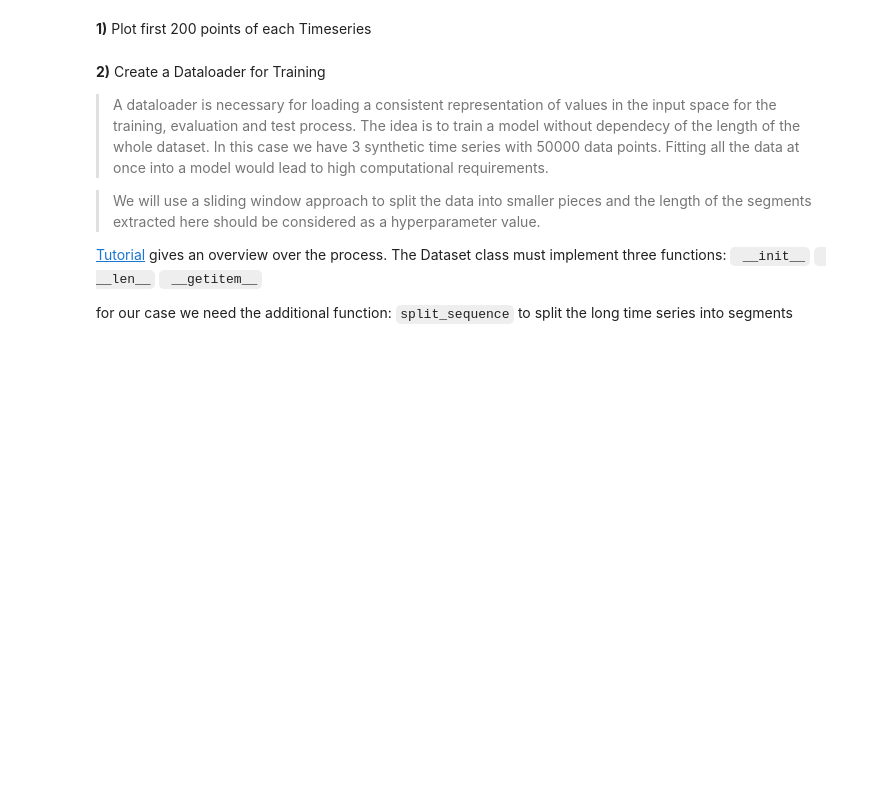
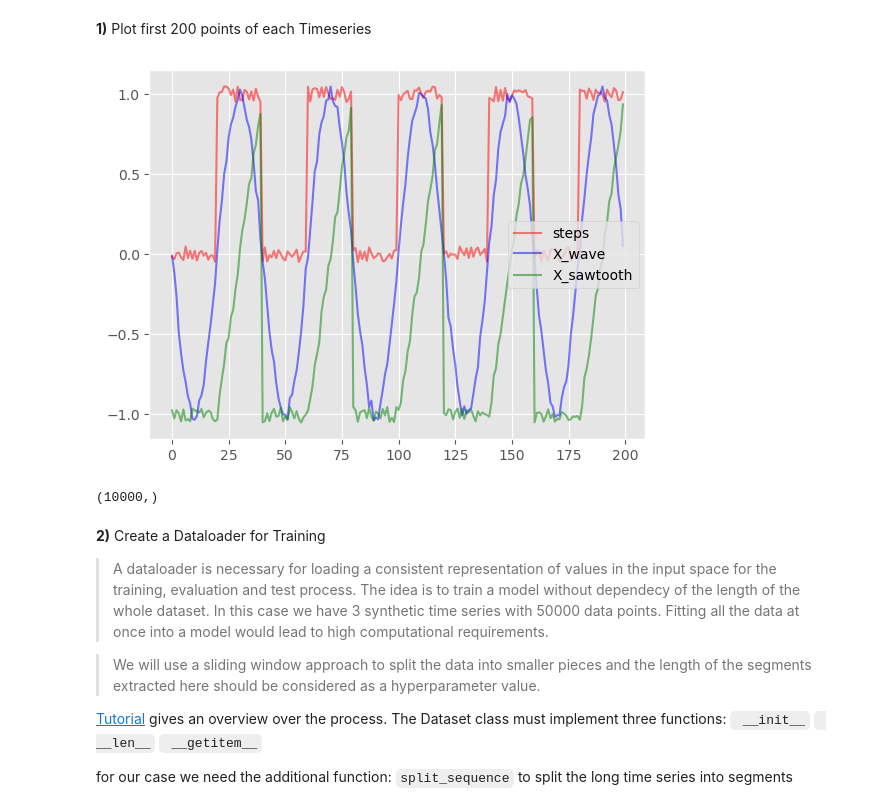
Before and after one commit to KlaraGtknst/TSDM_WS23_34, a Jupyter notebook: CNN_for_Time_Series.ipynb, the cells around one changed output. Saved outputs shown, nothing was run; the diff lists cells and outputs as text; code cells hidden in the pictures; blank space fills up the shorter version.

```diff
--- a/CNN_for_Time_Series.ipynb
+++ b/CNN_for_Time_Series.ipynb
@@ -74,3 +66,25 @@ plt.style.use('ggplot')
+# %%
+%matplotlib inline
+import matplotlib.pyplot as plt
+plt.style.use('ggplot')
+
+plt.plot(X_steps[:200], c='red', label='steps', alpha=0.5)
+# plt.legend()
+# plt.show()
+
+plt.plot(X_wave[:200], c='blue', label='X_wave', alpha=0.5)
+# plt.legend()
+# plt.show()
+
+plt.plot(X_sawtooth[:200], c='green', label='X_sawtooth', alpha=0.5)
+plt.legend()
+plt.show()
+# %% [output]
+[figure, added]
+# %%
+print(X_steps.shape)
+# %% [output]
+(10000,)
 # %% [markdown]
 **2)** Create a Dataloader for Training
 
```
Also changed, not shown: parts of 9 cells of this notebook, 1 other file.
